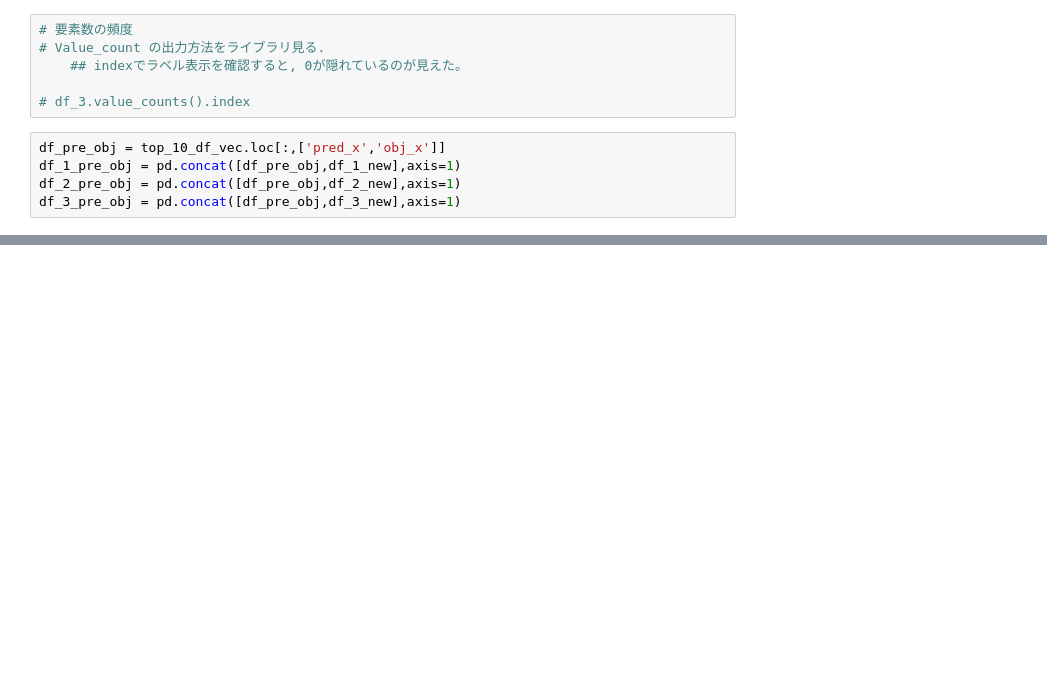
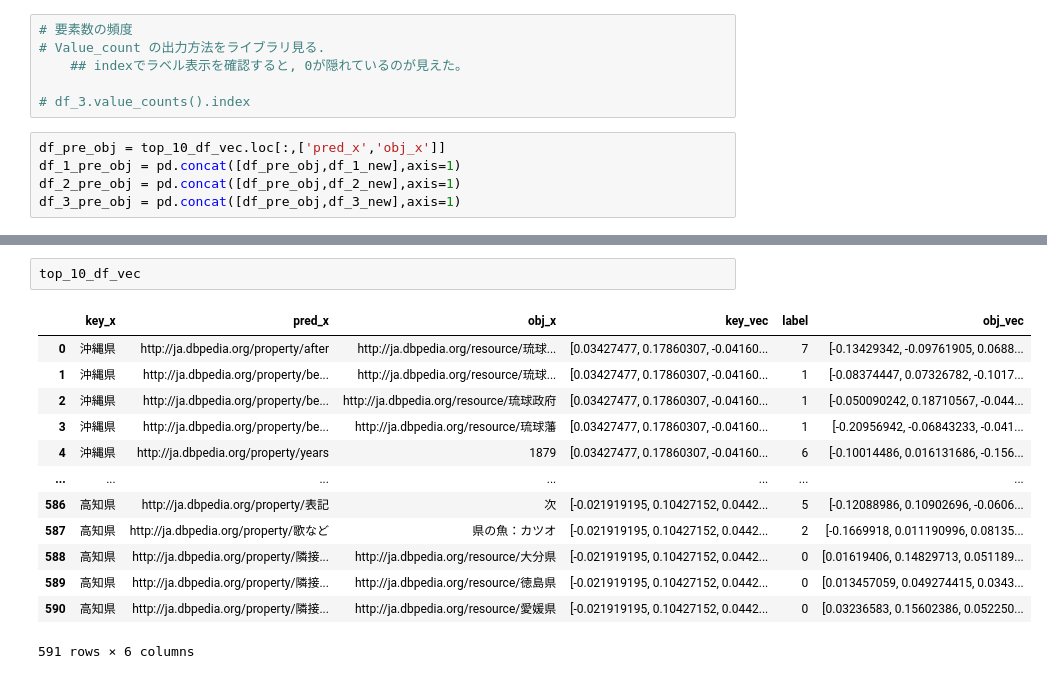
Before and after one commit to nallab/k208581_research, a Jupyter notebook: app/src/Multi-label/preprocessing.ipynb, the cells around one changed output, grey strips where cells are left out. Drawn from its saved outputs; the diff is of its cells as text; blank space fills up the shorter version.

```diff
--- a/app/src/Multi-label/preprocessing.ipynb
+++ b/app/src/Multi-label/preprocessing.ipynb
@@ -177,0 +207,16 @@ pd.crosstab(df_2_pre_obj['歌など'], df_2_pre_obj['シンボル名'])
+# %%
+top_10_df_vec
+# %% [output]
+|  | key_x | pred_x | obj_x | key_vec | label | obj_vec |
+| 0 | 沖縄県 | http://ja.dbpedia.org/property/after | http://ja.dbpedia.org/resource/琉球... | [0.03427477, 0.17860307, -0.04160... | 7 | [-0.13429342, -0.09761905, 0.0688... |
+| 1 | 沖縄県 | http://ja.dbpedia.org/property/be... | http://ja.dbpedia.org/resource/琉球... | [0.03427477, 0.17860307, -0.04160... | 1 | [-0.08374447, 0.07326782, -0.1017... |
+| 2 | 沖縄県 | http://ja.dbpedia.org/property/be... | http://ja.dbpedia.org/resource/琉球政府 | [0.03427477, 0.17860307, -0.04160... | 1 | [-0.050090242, 0.18710567, -0.044... |
+| 3 | 沖縄県 | http://ja.dbpedia.org/property/be... | http://ja.dbpedia.org/resource/琉球藩 | [0.03427477, 0.17860307, -0.04160... | 1 | [-0.20956942, -0.06843233, -0.041... |
+| 4 | 沖縄県 | http://ja.dbpedia.org/property/years | 1879 | [0.03427477, 0.17860307, -0.04160... | 6 | [-0.10014486, 0.016131686, -0.156... |
+| ... | ... | ... | ... | ... | ... | ... |
+| 586 | 高知県 | http://ja.dbpedia.org/property/表記 | 次 | [-0.021919195, 0.10427152, 0.0442... | 5 | [-0.12088986, 0.10902696, -0.0606... |
+| 587 | 高知県 | http://ja.dbpedia.org/property/歌など | 県の魚：カツオ | [-0.021919195, 0.10427152, 0.0442... | 2 | [-0.1669918, 0.011190996, 0.08135... |
+| 588 | 高知県 | http://ja.dbpedia.org/property/隣接... | http://ja.dbpedia.org/resource/大分県 | [-0.021919195, 0.10427152, 0.0442... | 0 | [0.01619406, 0.14829713, 0.051189... |
+| 589 | 高知県 | http://ja.dbpedia.org/property/隣接... | http://ja.dbpedia.org/resource/徳島県 | [-0.021919195, 0.10427152, 0.0442... | 0 | [0.013457059, 0.049274415, 0.0343... |
+| 590 | 高知県 | http://ja.dbpedia.org/property/隣接... | http://ja.dbpedia.org/resource/愛媛県 | [-0.021919195, 0.10427152, 0.0442... | 0 | [0.03236583, 0.15602386, 0.052250... |
+591 rows × 6 columns
```
Also changed, not shown: parts of 19 cells of this notebook.
